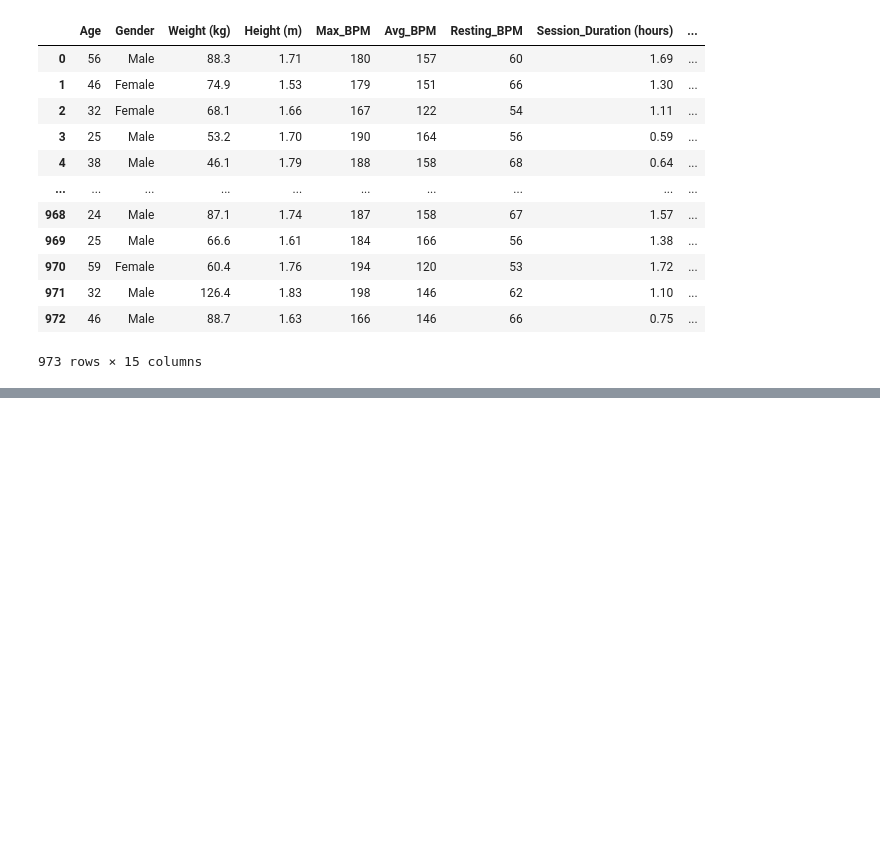
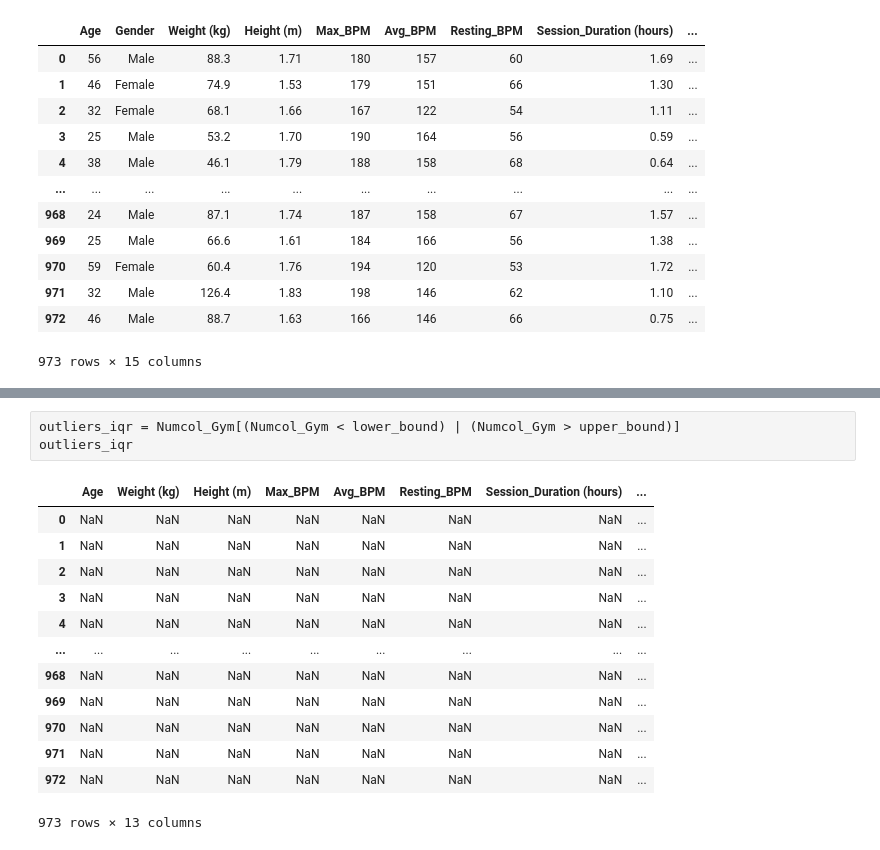
Before and after one commit to rajkumarpawar/Gym_Members_Exercersise_Tracking, a Jupyter notebook: Gym_Exercise.ipynb, the cells around one changed output, grey strips where cells are left out. Cells and saved outputs as stored; diff of their text form; blank space fills up the shorter version.

```diff
--- a/Gym_Exercise.ipynb
+++ b/Gym_Exercise.ipynb
@@ -75,0 +130,17 @@ Gym.notnull()
+# %%
+outliers_iqr = Numcol_Gym[(Numcol_Gym < lower_bound) | (Numcol_Gym > upper_bound)]
+outliers_iqr
+# %% [output]
+|  | Age | Weight (kg) | Height (m) | Max_BPM | Avg_BPM | Resting_BPM | Session_Duration (hours) | ... |
+| 0 | NaN | NaN | NaN | NaN | NaN | NaN | NaN | ... |
+| 1 | NaN | NaN | NaN | NaN | NaN | NaN | NaN | ... |
+| 2 | NaN | NaN | NaN | NaN | NaN | NaN | NaN | ... |
+| 3 | NaN | NaN | NaN | NaN | NaN | NaN | NaN | ... |
+| 4 | NaN | NaN | NaN | NaN | NaN | NaN | NaN | ... |
+| ... | ... | ... | ... | ... | ... | ... | ... | ... |
+| 968 | NaN | NaN | NaN | NaN | NaN | NaN | NaN | ... |
+| 969 | NaN | NaN | NaN | NaN | NaN | NaN | NaN | ... |
+| 970 | NaN | NaN | NaN | NaN | NaN | NaN | NaN | ... |
+| 971 | NaN | NaN | NaN | NaN | NaN | NaN | NaN | ... |
+| 972 | NaN | NaN | NaN | NaN | NaN | NaN | NaN | ... |
+973 rows × 13 columns
```
Also changed, not shown: parts of 10 cells of this notebook, 1 other file.
